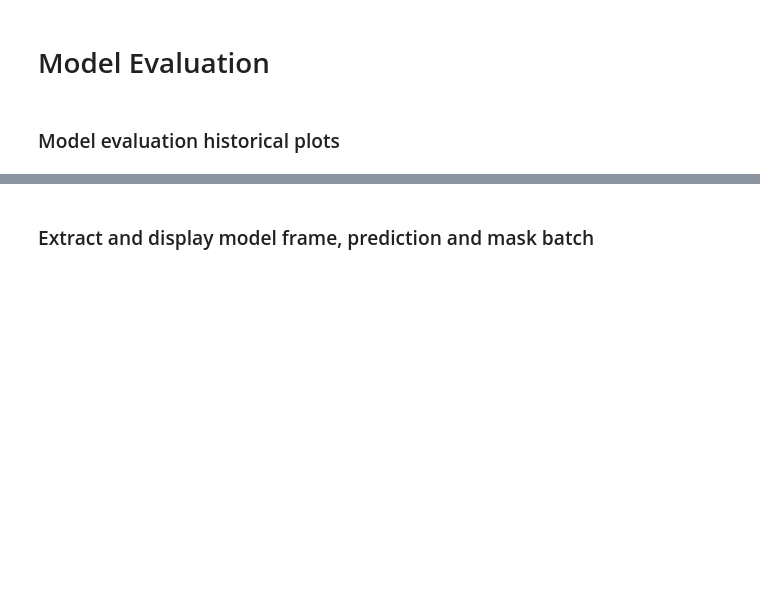
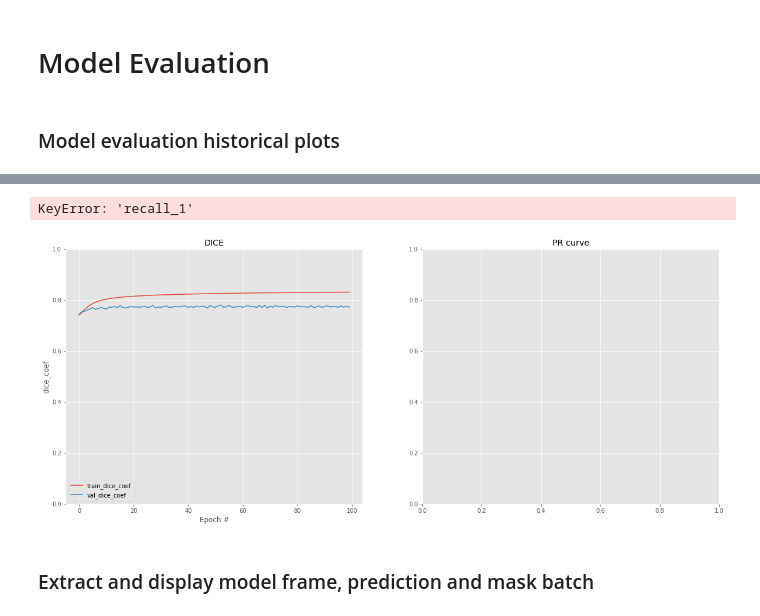
Before and after one commit to advaitsave/Multiclass-Semantic-Segmentation-CamVid, a Jupyter notebook: Multiclass_Semantic_Segmentation_using_FCN_32.ipynb, the cells around one changed output, grey strips where cells are left out. Cells and saved outputs as stored; diff of their text form; code cells hidden in the pictures; blank space fills up the shorter version.

```diff
--- a/Multiclass_Semantic_Segmentation_using_FCN_32.ipynb
+++ b/Multiclass_Semantic_Segmentation_using_FCN_32.ipynb
@@ -743,2 +858,36 @@ plt.show()
+# %%
+# Get actual number of epochs model was trained for
+# N = len(result.history['loss'])
+
+#Plot the model evaluation history
+plt.style.use("ggplot")
+fig = plt.figure(figsize=(20,8))
+
+fig.add_subplot(1,2,1)
+plt.title("DICE")
+plt.plot(np.arange(0, N), result.history["dice_coef"], label="train_dice_coef")
+plt.plot(np.arange(0, N), result.history["val_dice_coef"], label="val_dice_coef")
+plt.ylim(0, 1)
+
+plt.xlabel("Epoch #")
+plt.ylabel("dice_coef")
+plt.legend(loc="lower left")
+
+#2nd graph
+fig.add_subplot(1,2,2)
+plt.title("PR curve")
+plt.plot(result.history["recall_1"], result.history["precision_1"], label="train_PR")
+plt.plot(result.history["val_recall_1"], result.history["val_precision_1"], label="val_PR")
+plt.ylim(0, 1)
+plt.xlim(0, 1)
+
+plt.xlabel("Recall")
+plt.ylabel("Precision")
+plt.legend(loc="lower left")
+plt.savefig("FCN32_result_static2_e"+str(num_epochs))
+plt.show()
+# %% [output]
+KeyError: 'recall_1'
+[figure, added]
 # %%
 #training_gen = TrainAugmentGenerator()
```
Also changed, not shown: parts of 34 cells of this notebook, 2 other files.
